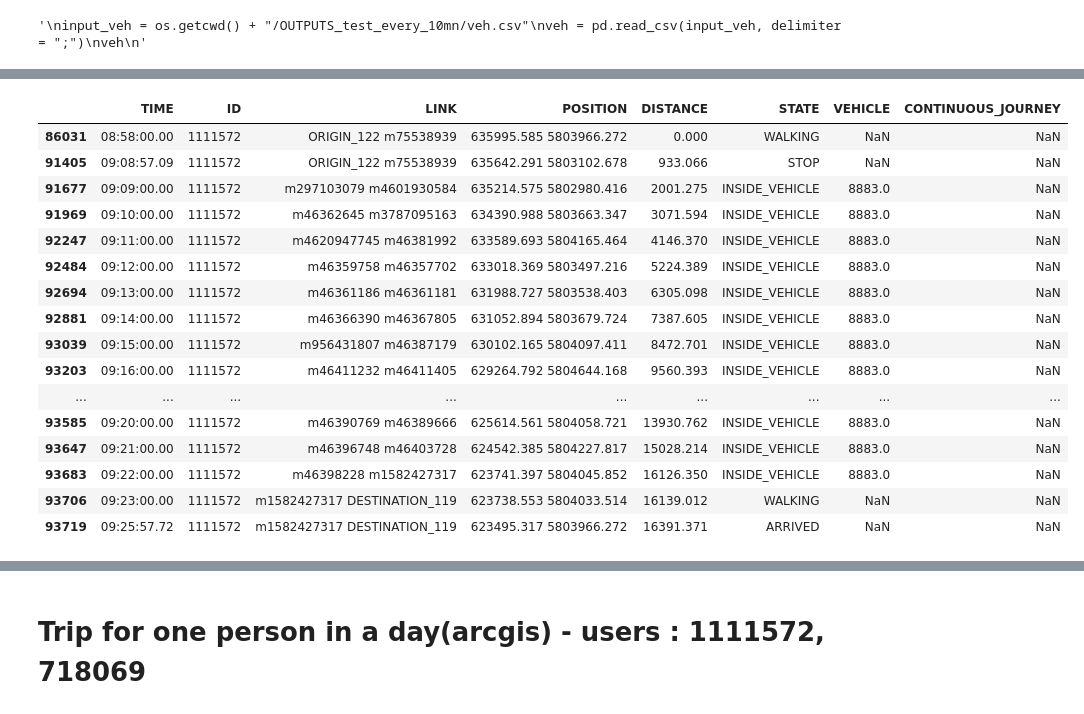
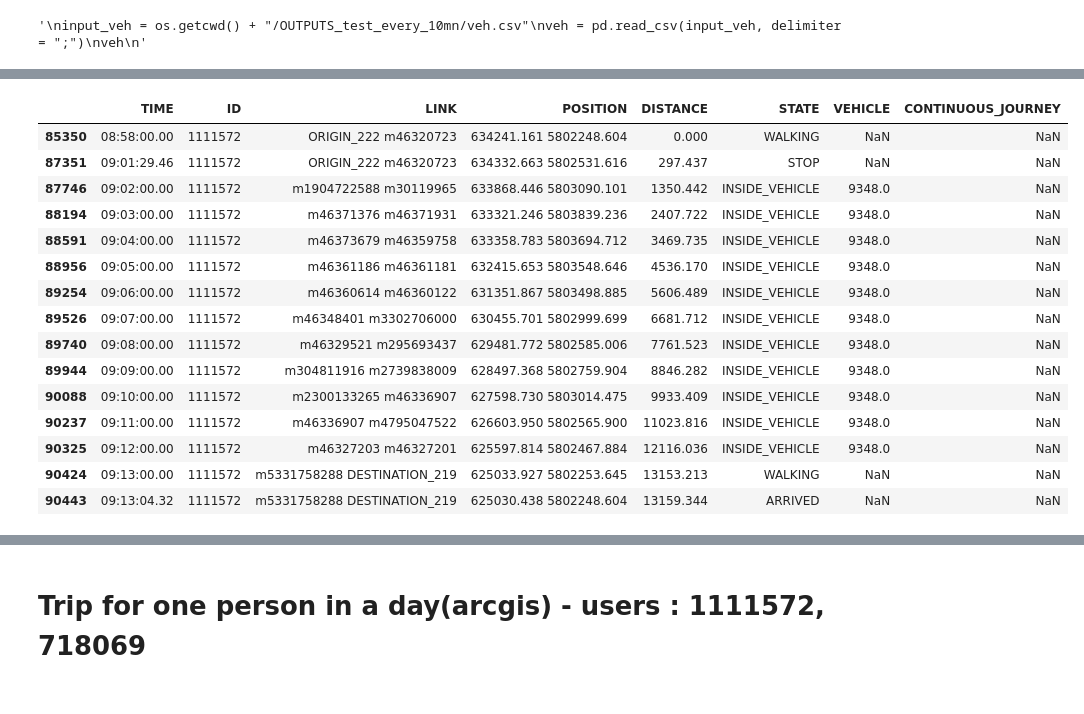
Before and after one commit to Xinyun77/stage_4A, a Jupyter notebook: Indicateur.ipynb, the cells around one changed output, grey strips where cells are left out. Saved outputs shown, nothing was run; the diff lists cells and outputs as text; code cells hidden in the pictures.

```diff
--- a/Indicateur.ipynb
+++ b/Indicateur.ipynb
@@ -157,3 +122,6 @@ def only_uber(df):
 # %%
 input_user = os.getcwd() + "/OUTPUTS_7h_9h_highway/user.csv"
 user = pd.read_csv(input_user, delimiter = ";")
+# %%
+input_ = os.getcwd() + "/OUTPUTS/user.csv"
+user_ = pd.read_csv(input_, delimiter = ";")
@@ -160,23 +185,22 @@ user = pd.read_csv(input_user, delimiter = ";")
 # %%
-ID = user['ID'].tolist()
+ID = user_['ID'].tolist()
 indices = [i for i, x in enumerate(ID) if x == 1111572]
-dataframe_user1 = user.loc[indices]
-dataframe_user1
+dataframe_user1_ = user_.loc[indices]
+dataframe_user1_
 # %% [output]
 |  | TIME | ID | LINK | POSITION | DISTANCE | STATE | VEHICLE | CONTINUOUS_JOURNEY |
-| 86031 | 08:58:00.00 | 1111572 | ORIGIN_122 m75538939 | 635995.585 5803966.272 | 0.000 | WALKING | NaN | NaN |
-| 91405 | 09:08:57.09 | 1111572 | ORIGIN_122 m75538939 | 635642.291 5803102.678 | 933.066 | STOP | NaN | NaN |
-| 91677 | 09:09:00.00 | 1111572 | m297103079 m4601930584 | 635214.575 5802980.416 | 2001.275 | INSIDE_VEHICLE | 8883.0 | NaN |
-| 91969 | 09:10:00.00 | 1111572 | m46362645 m3787095163 | 634390.988 5803663.347 | 3071.594 | INSIDE_VEHICLE | 8883.0 | NaN |
-| 92247 | 09:11:00.00 | 1111572 | m4620947745 m46381992 | 633589.693 5804165.464 | 4146.370 | INSIDE_VEHICLE | 8883.0 | NaN |
-| 92484 | 09:12:00.00 | 1111572 | m46359758 m46357702 | 633018.369 5803497.216 | 5224.389 | INSIDE_VEHICLE | 8883.0 | NaN |
-| 92694 | 09:13:00.00 | 1111572 | m46361186 m46361181 | 631988.727 5803538.403 | 6305.098 | INSIDE_VEHICLE | 8883.0 | NaN |
-| 92881 | 09:14:00.00 | 1111572 | m46366390 m46367805 | 631052.894 5803679.724 | 7387.605 | INSIDE_VEHICLE | 8883.0 | NaN |
-| 93039 | 09:15:00.00 | 1111572 | m956431807 m46387179 | 630102.165 5804097.411 | 8472.701 | INSIDE_VEHICLE | 8883.0 | NaN |
-| 93203 | 09:16:00.00 | 1111572 | m46411232 m46411405 | 629264.792 5804644.168 | 9560.393 | INSIDE_VEHICLE | 8883.0 | NaN |
-| ... | ... | ... | ... | ... | ... | ... | ... | ... |
-| 93585 | 09:20:00.00 | 1111572 | m46390769 m46389666 | 625614.561 5804058.721 | 13930.762 | INSIDE_VEHICLE | 8883.0 | NaN |
-| 93647 | 09:21:00.00 | 1111572 | m46396748 m46403728 | 624542.385 5804227.817 | 15028.214 | INSIDE_VEHICLE | 8883.0 | NaN |
-| 93683 | 09:22:00.00 | 1111572 | m46398228 m1582427317 | 623741.397 5804045.852 | 16126.350 | INSIDE_VEHICLE | 8883.0 | NaN |
-| 93706 | 09:23:00.00 | 1111572 | m1582427317 DESTINATION_119 | 623738.553 5804033.514 | 16139.012 | WALKING | NaN | NaN |
-| 93719 | 09:25:57.72 | 1111572 | m1582427317 DESTINATION_119 | 623495.317 5803966.272 | 16391.371 | ARRIVED | NaN | NaN |
+| 85350 | 08:58:00.00 | 1111572 | ORIGIN_222 m46320723 | 634241.161 5802248.604 | 0.000 | WALKING | NaN | NaN |
+| 87351 | 09:01:29.46 | 1111572 | ORIGIN_222 m46320723 | 634332.663 5802531.616 | 297.437 | STOP | NaN | NaN |
+| 87746 | 09:02:00.00 | 1111572 | m1904722588 m30119965 | 633868.446 5803090.101 | 1350.442 | INSIDE_VEHICLE | 9348.0 | NaN |
+| 88194 | 09:03:00.00 | 1111572 | m46371376 m46371931 | 633321.246 5803839.236 | 2407.722 | INSIDE_VEHICLE | 9348.0 | NaN |
+| 88591 | 09:04:00.00 | 1111572 | m46373679 m46359758 | 633358.783 5803694.712 | 3469.735 | INSIDE_VEHICLE | 9348.0 | NaN |
+| 88956 | 09:05:00.00 | 1111572 | m46361186 m46361181 | 632415.653 5803548.646 | 4536.170 | INSIDE_VEHICLE | 9348.0 | NaN |
+| 89254 | 09:06:00.00 | 1111572 | m46360614 m46360122 | 631351.867 5803498.885 | 5606.489 | INSIDE_VEHICLE | 9348.0 | NaN |
+| 89526 | 09:07:00.00 | 1111572 | m46348401 m3302706000 | 630455.701 5802999.699 | 6681.712 | INSIDE_VEHICLE | 9348.0 | NaN |
+| 89740 | 09:08:00.00 | 1111572 | m46329521 m295693437 | 629481.772 5802585.006 | 7761.523 | INSIDE_VEHICLE | 9348.0 | NaN |
+| 89944 | 09:09:00.00 | 1111572 | m304811916 m2739838009 | 628497.368 5802759.904 | 8846.282 | INSIDE_VEHICLE | 9348.0 | NaN |
+| 90088 | 09:10:00.00 | 1111572 | m2300133265 m46336907 | 627598.730 5803014.475 | 9933.409 | INSIDE_VEHICLE | 9348.0 | NaN |
+| 90237 | 09:11:00.00 | 1111572 | m46336907 m4795047522 | 626603.950 5802565.900 | 11023.816 | INSIDE_VEHICLE | 9348.0 | NaN |
+| 90325 | 09:12:00.00 | 1111572 | m46327203 m46327201 | 625597.814 5802467.884 | 12116.036 | INSIDE_VEHICLE | 9348.0 | NaN |
+| 90424 | 09:13:00.00 | 1111572 | m5331758288 DESTINATION_219 | 625033.927 5802253.645 | 13153.213 | WALKING | NaN | NaN |
+| 90443 | 09:13:04.32 | 1111572 | m5331758288 DESTINATION_219 | 625030.438 5802248.604 | 13159.344 | ARRIVED | NaN | NaN |
```
Also changed, not shown: parts of 62 cells of this notebook.
